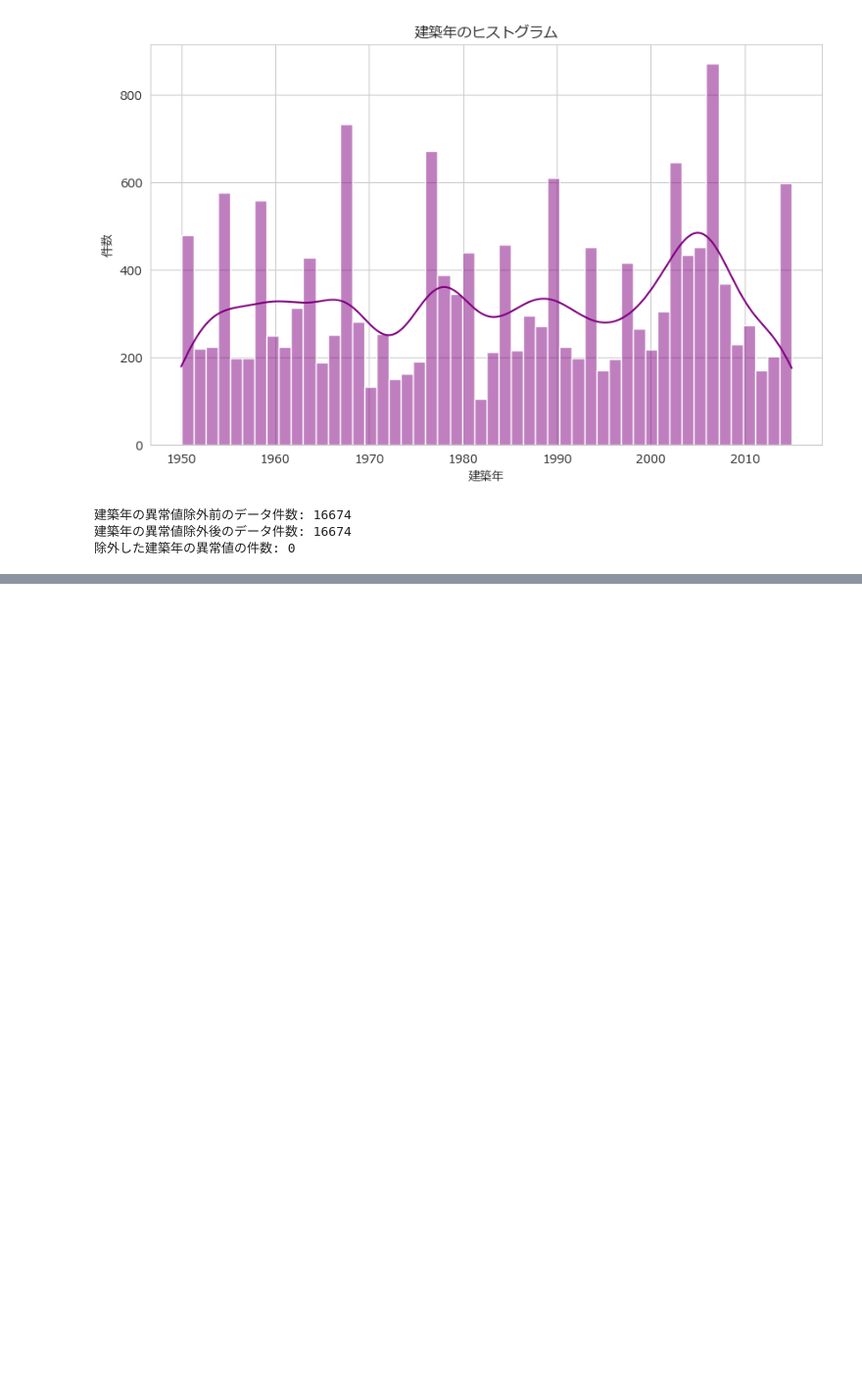
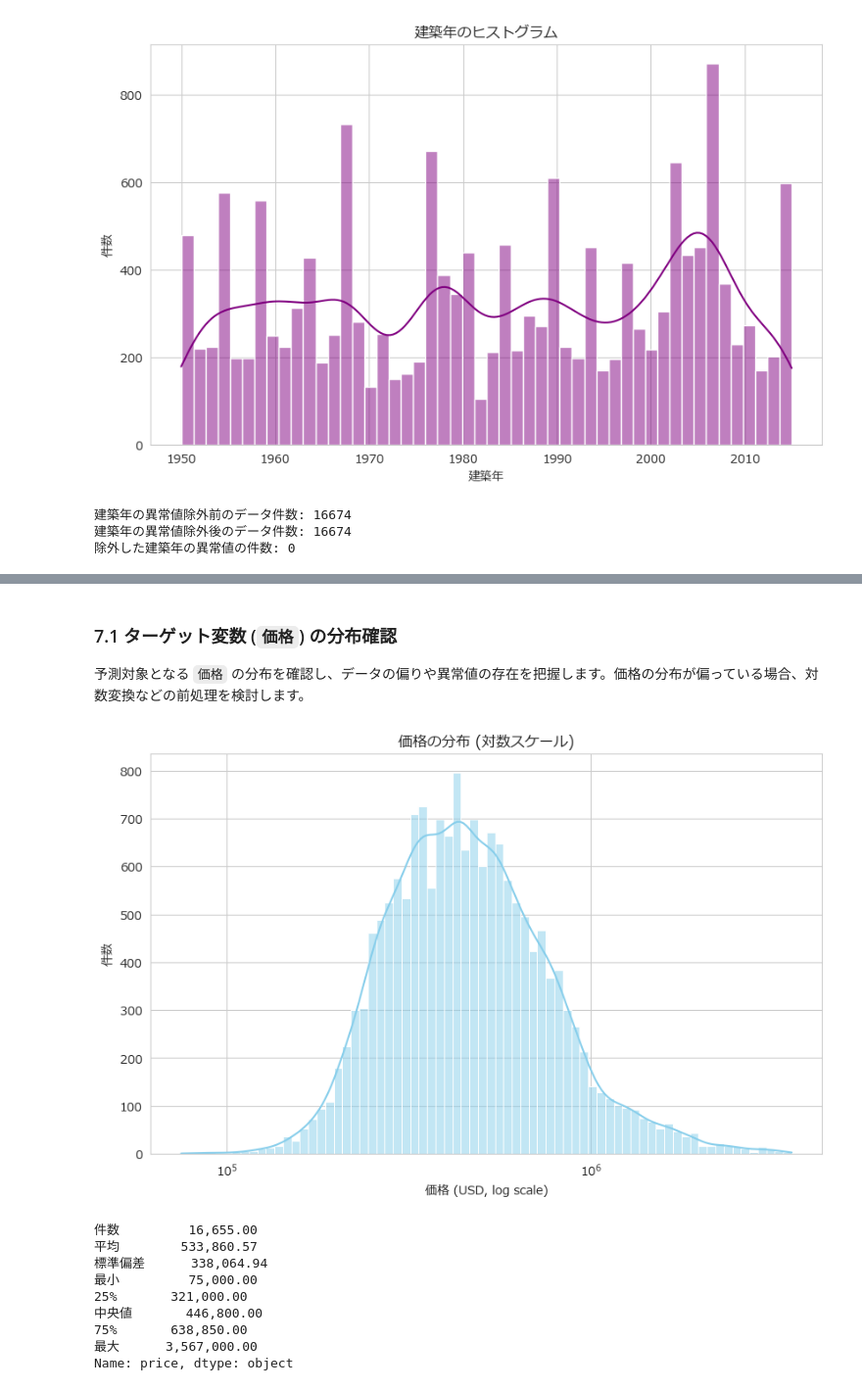
Before and after one commit to Naisinn/dataScientist_exam, a Jupyter notebook: analisis.ipynb, the cells around one changed output, grey strips where cells are left out. Shown at 98% size. Saved outputs shown, nothing was run; the diff lists cells and outputs as text; code cells hidden in the pictures; blank space fills up the shorter version.

```diff
--- a/analisis.ipynb
+++ b/analisis.ipynb
@@ -608,0 +625,8 @@ findfont: Font family 'IPAexGothic' not found.
+# %%
+# 6.3 特徴量のエンコーディング
+
+# ワンホットエンコーディングの適用
+data_final = pd.get_dummies(data_filtered, columns=['region_cluster'], prefix='region')
+
+# 確認
+display(data_final.head())
@@ -608,0 +690,43 @@ findfont: Font family 'IPAexGothic' not found.
+# %% [markdown]
+### 7.1 ターゲット変数 (`価格`) の分布確認
+
+予測対象となる `価格` の分布を確認し、データの偏りや異常値の存在を把握します。価格の分布が偏っている場合、対数変換などの前処理を検討します。
+# %%
+# 7.1 ターゲット変数 (`価格`) の分布確認
+
+import matplotlib.pyplot as plt
+import seaborn as sns
+
+# 価格のヒストグラム（対数スケール）
+plt.figure(figsize=(10, 6))
+sns.histplot(data_final['price'], kde=True, color='skyblue', log_scale=True)
+plt.title("価格の分布 (対数スケール)")
+plt.xlabel("価格 (USD, log scale)")
+plt.ylabel("件数")
+plt.show()
+
+# 価格の基本統計量
+price_stats = data_final['price'].describe()
+price_stats = price_stats.rename({
+    'count': '件数',
+    'mean': '平均',
+    'std': '標準偏差',
+    'min': '最小',
+    '25%': '25%',
+    '50%': '中央値',
+    '75%': '75%',
+    'max': '最大'
+})
+price_stats = price_stats.apply(lambda x: f"{x:,.2f}")
+display(price_stats)
+# %% [output]
+[figure, added]
+件数         16,655.00
+平均        533,860.57
+標準偏差      338,064.94
+最小         75,000.00
+25%       321,000.00
+中央値       446,800.00
+75%       638,850.00
+最大      3,567,000.00
+Name: price, dtype: object
```
Also changed, not shown: parts of 40 cells of this notebook.
